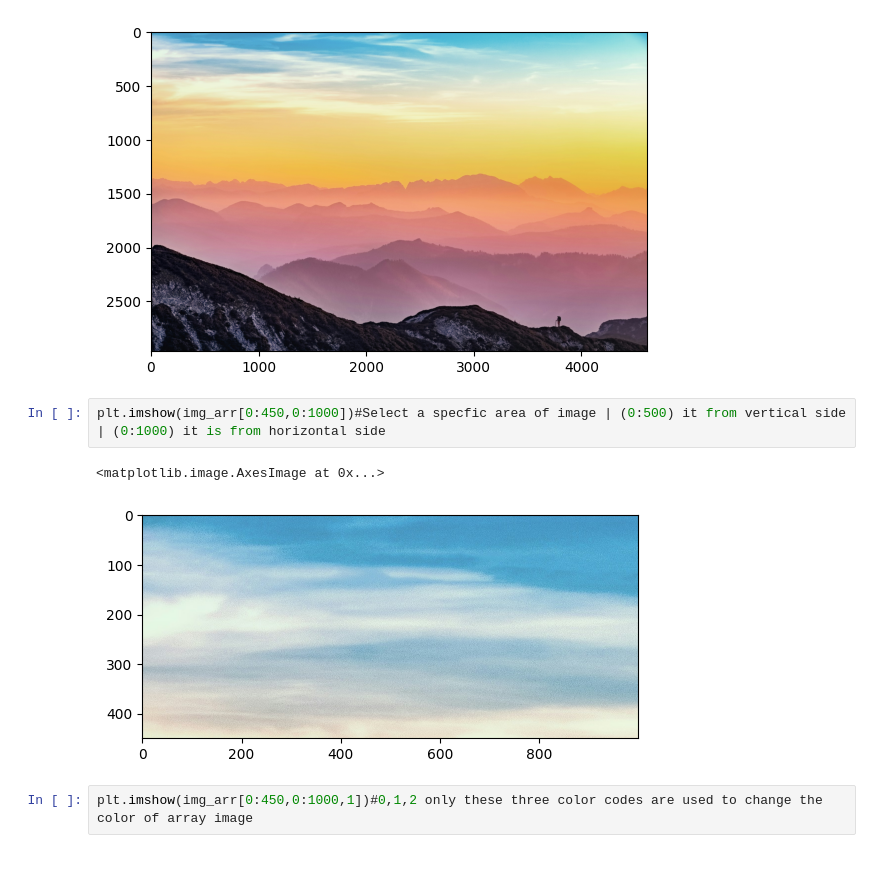
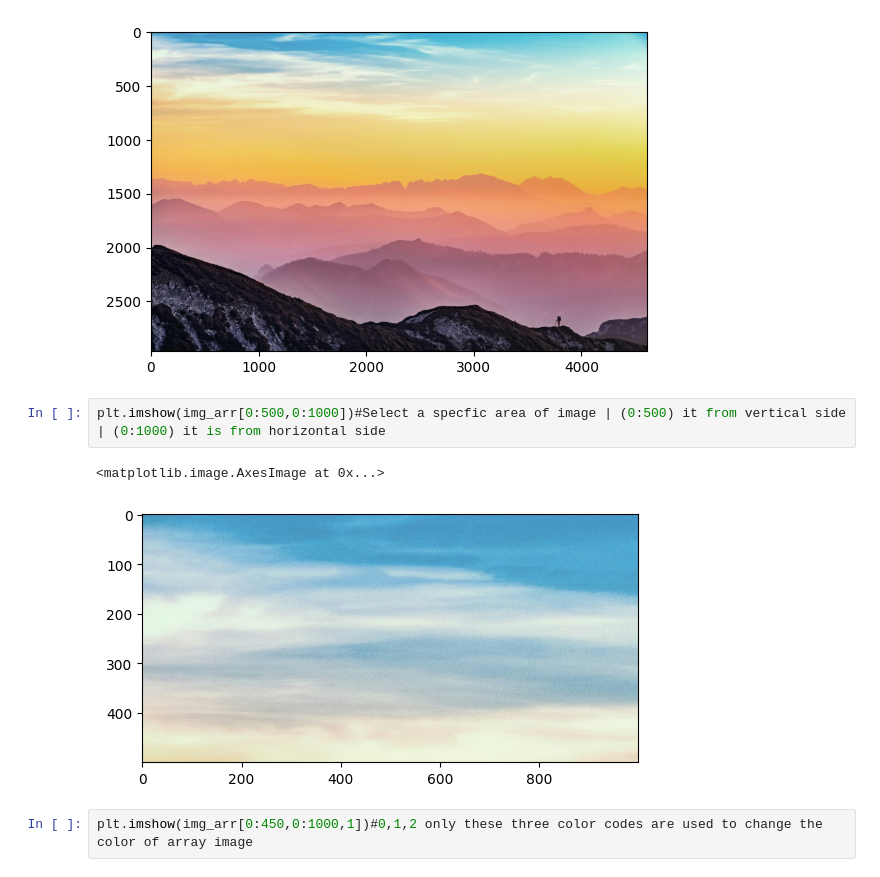
Before and after one commit to Sankalpkarn/Data_Analytics, a Jupyter notebook: Project_DA.ipynb, the cells around one changed output. Saved outputs shown, nothing was run; the diff lists cells and outputs as text.

```diff
--- a/Project_DA.ipynb
+++ b/Project_DA.ipynb
@@ -26,10 +26,10 @@ plt.show()
 # %% [output]
 [figure]
 # %%
-plt.imshow(img_arr[0:450,0:1000])#Select a specfic area of image | (0:500) it from vertical side | (0:1000) it is from horizontal side
+plt.imshow(img_arr[0:500,0:1000])#Select a specfic area of image | (0:500) it from vertical side | (0:1000) it is from horizontal side
 # %% [output]
 <matplotlib.image.AxesImage at 0x...>
-[figure, old version]
+[figure, new version]
 # %%
 plt.imshow(img_arr[0:450,0:1000,1])#0,1,2 only these three color codes are used to change the color of array image
 # %% [output]
```
Also changed, not shown: parts of 1 cell of this notebook.
